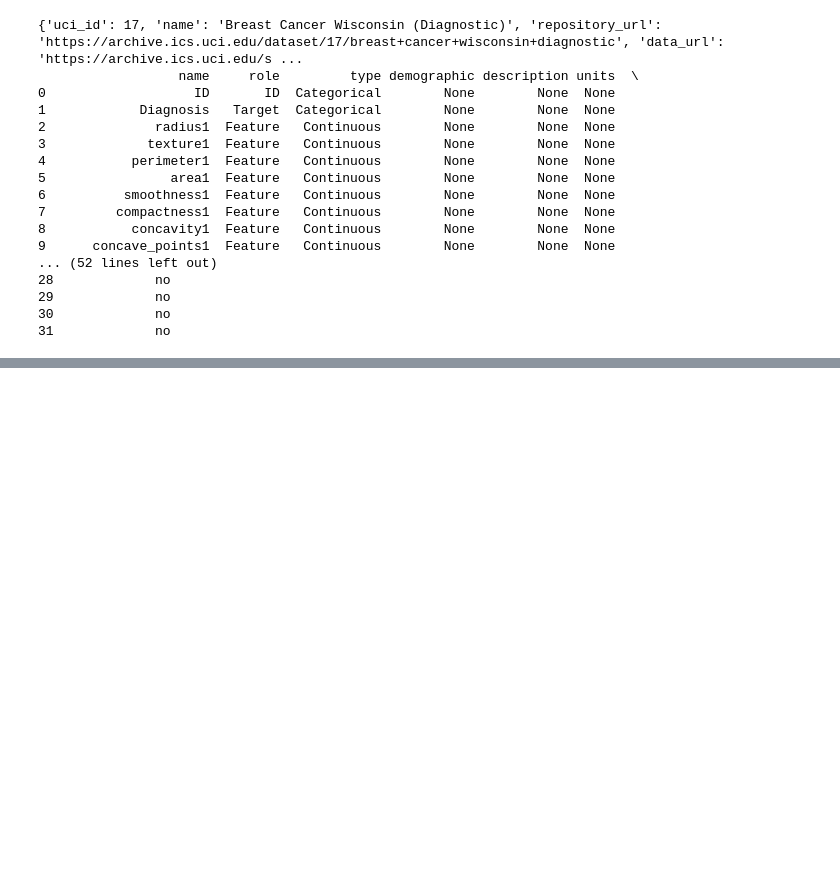
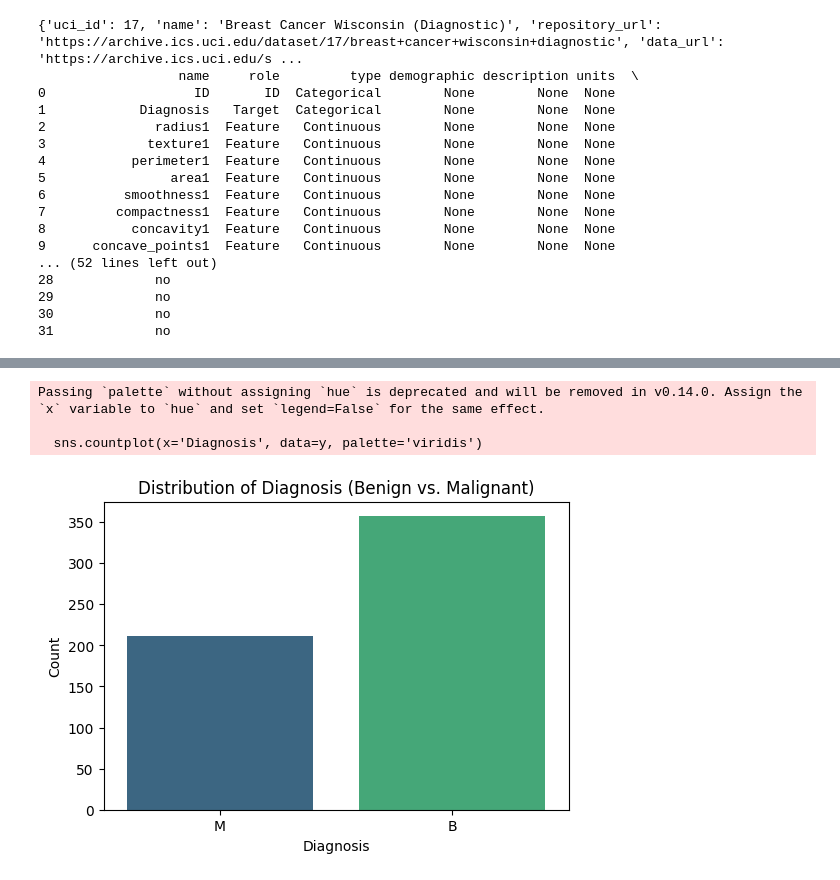
Before and after one commit to kalkoulim/DS, a Jupyter notebook: kalkoulimounia.ipynb, the cells around one changed output, grey strips where cells are left out. Drawn from its saved outputs; the diff is of its cells as text; code cells hidden in the pictures; blank space fills up the shorter version.

```diff
--- a/kalkoulimounia.ipynb
+++ b/kalkoulimounia.ipynb
@@ -50,3 +50,14 @@ print(breast_cancer_wisconsin_diagnostic.variables)
 29             no
 30             no
 31             no
+# %%
+from ucimlrepo import fetch_ucirepo
+
+# fetch dataset
+breast_cancer_wisconsin_diagnostic = fetch_ucirepo(id=17)
+
+# data (as pandas dataframes)
+X = breast_cancer_wisconsin_diagnostic.data.features
+y = breast_cancer_wisconsin_diagnostic.data.targets
+
+print("Dataset loaded successfully. Now displaying descriptive statistics.")
@@ -52,0 +91,16 @@ print(breast_cancer_wisconsin_diagnostic.variables)
+# %%
+import matplotlib.pyplot as plt
+import seaborn as sns
+
+# Create a count plot for the 'Diagnosis' target variable
+plt.figure(figsize=(6, 4))
+sns.countplot(x='Diagnosis', data=y, palette='viridis')
+plt.title('Distribution of Diagnosis (Benign vs. Malignant)')
+plt.xlabel('Diagnosis')
+plt.ylabel('Count')
+plt.show()
+# %% [output]
+Passing `palette` without assigning `hue` is deprecated and will be removed in v0.14.0. Assign the `x` variable to `hue` and set `legend=False` for the same effect.
+
+  sns.countplot(x='Diagnosis', data=y, palette='viridis')
+[figure, added]
```
Also changed, not shown: parts of 7 cells of this notebook.
